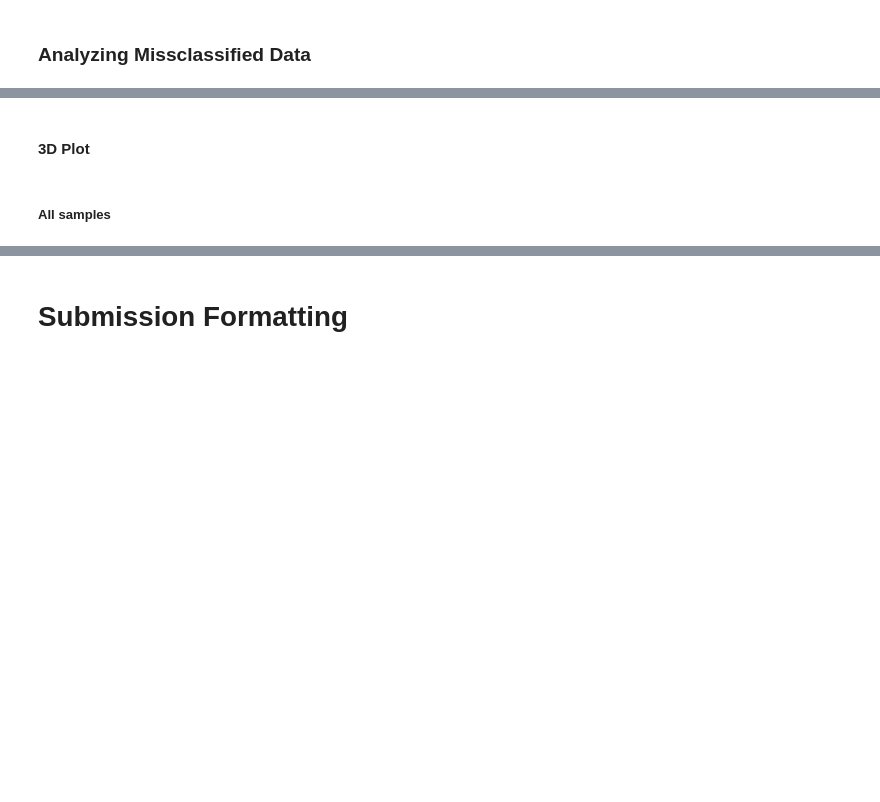
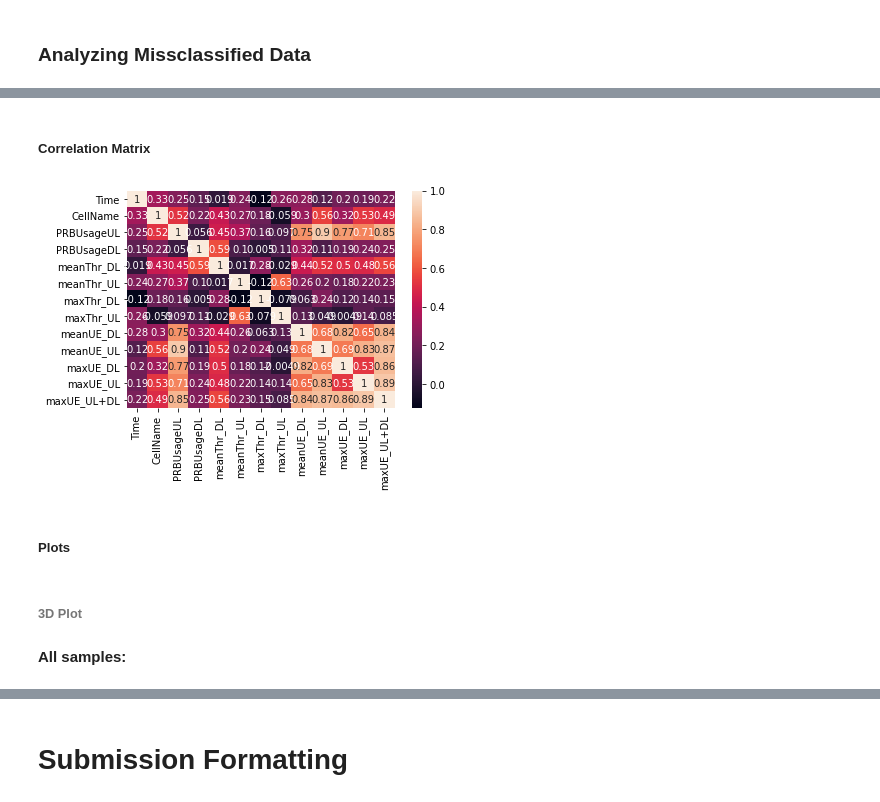
Before and after one commit to sergio-gimenez/anomaly-4G-detection, a Jupyter notebook: MLEARN_Competition_GimenezCastell.ipynb, the cells around one changed output, grey strips where cells are left out. Saved outputs shown, nothing was run; the diff lists cells and outputs as text; code cells hidden in the pictures; blank space fills up the shorter version.

Commit message:
Drawed correlation matrix

```diff
--- a/MLEARN_Competition_GimenezCastell.ipynb
+++ b/MLEARN_Competition_GimenezCastell.ipynb
@@ -235,11 +255,23 @@ print(miss_dataframe)
+# %% [markdown]
+##### Correlation Matrix
+# %%
+import seaborn as sn
+
+corrMatrix = miss_dataframe.corr()
+sn.heatmap(corrMatrix, annot=True)
+plt.show()
+# %% [output]
+[figure, added]
+# %% [markdown]
+##### Plots
+# %% [markdown]
+###### 3D Plot
 # %%
 from mpl_toolkits.mplot3d import Axes3D
 import matplotlib.pyplot as plt
 from sklearn.decomposition import PCA
-# %% [markdown]
-#### 3D Plot
 # %% [markdown]
-##### All samples
+**All samples:**
 # %%
 colors=['blue' if l=='hit' else 'red' for l in y_miss_global]
 # %%
```
Also changed, not shown: parts of 12 cells of this notebook.
